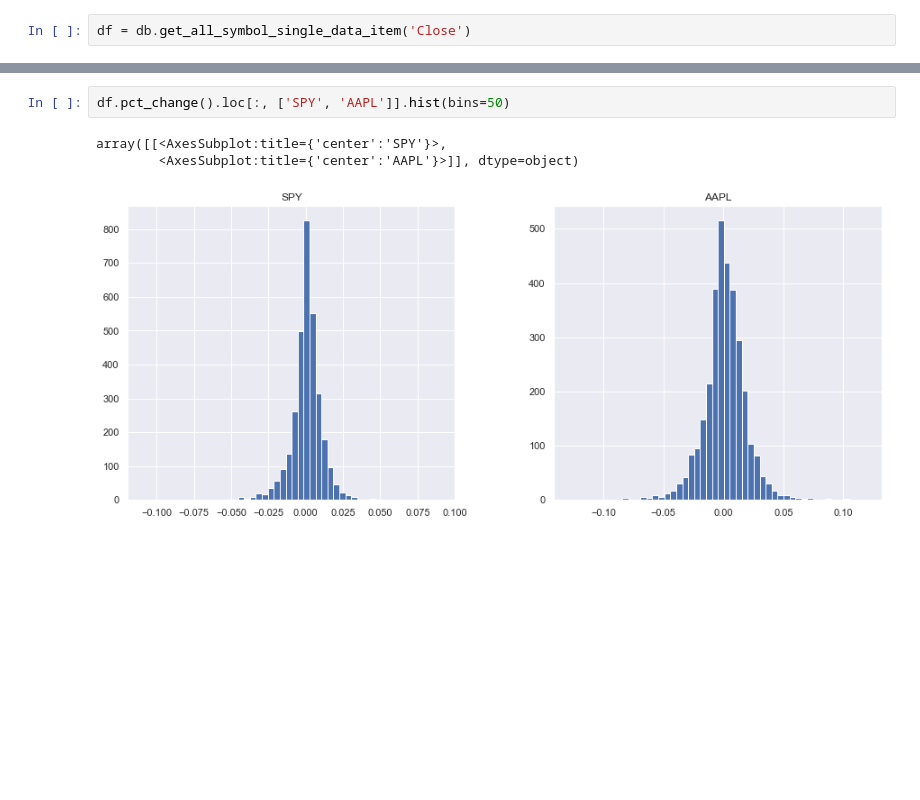
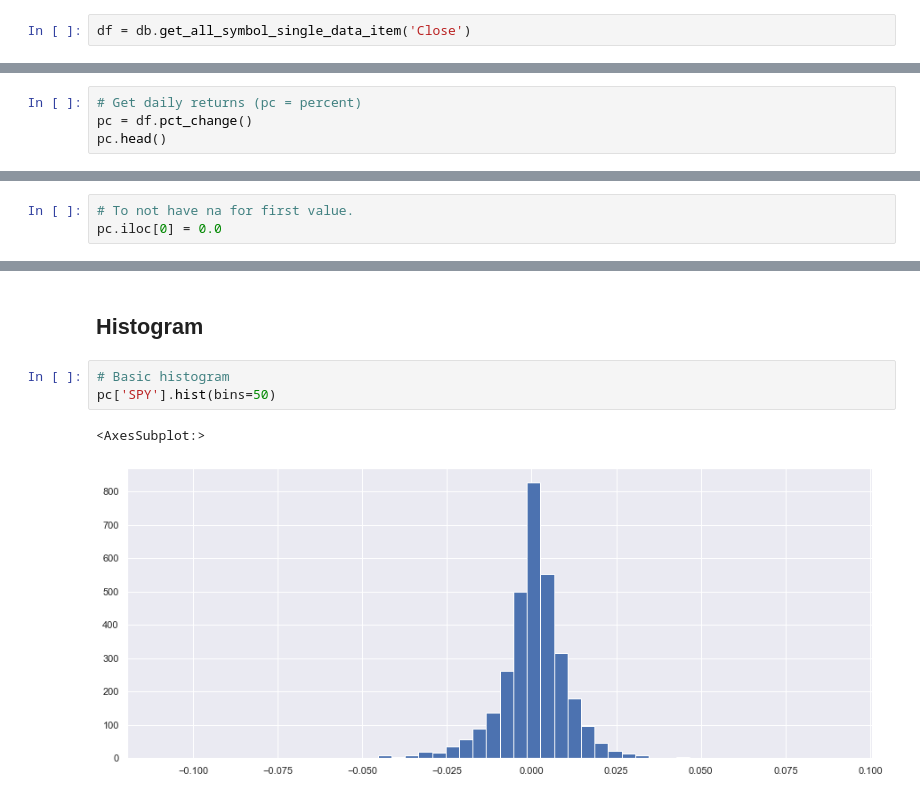
Before and after one commit to mathieugouin/tradesim, a Jupyter notebook: udacity.ipynb, the cells around one changed output, grey strips where cells are left out. Drawn from its saved outputs; the diff is of its cells as text; blank space fills up the shorter version.

```diff
--- a/udacity.ipynb
+++ b/udacity.ipynb
@@ -32,0 +37,4 @@ df.head()
+# %%
+# Get daily returns (pc = percent)
+pc = df.pct_change()
+pc.head()
@@ -32,0 +49,3 @@ df.head()
+# %%
+# To not have na for first value.
+pc.iloc[0] = 0.0
@@ -33,6 +62,8 @@ df.head()
+# %% [markdown]
+## Histogram
 # %%
-df.pct_change().loc[:, ['SPY', 'AAPL']].hist(bins=50)
+# Basic histogram
+pc['SPY'].hist(bins=50)
 # %% [output]
-array([[<AxesSubplot:title={'center':'SPY'}>,
-        <AxesSubplot:title={'center':'AAPL'}>]], dtype=object)
+<AxesSubplot:>
-[figure, old version]
+[figure, new version]
```
Also changed, not shown: parts of 33 cells of this notebook, 1 other file.
